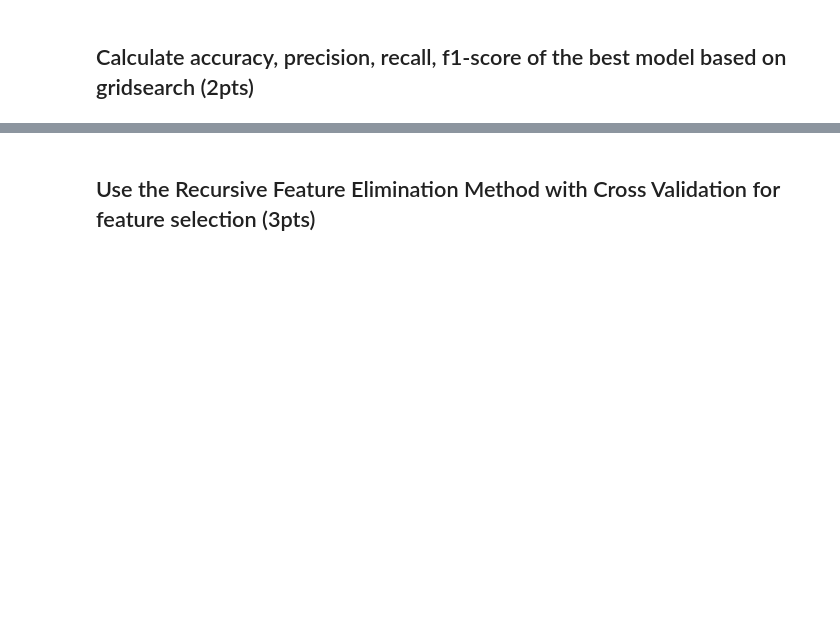
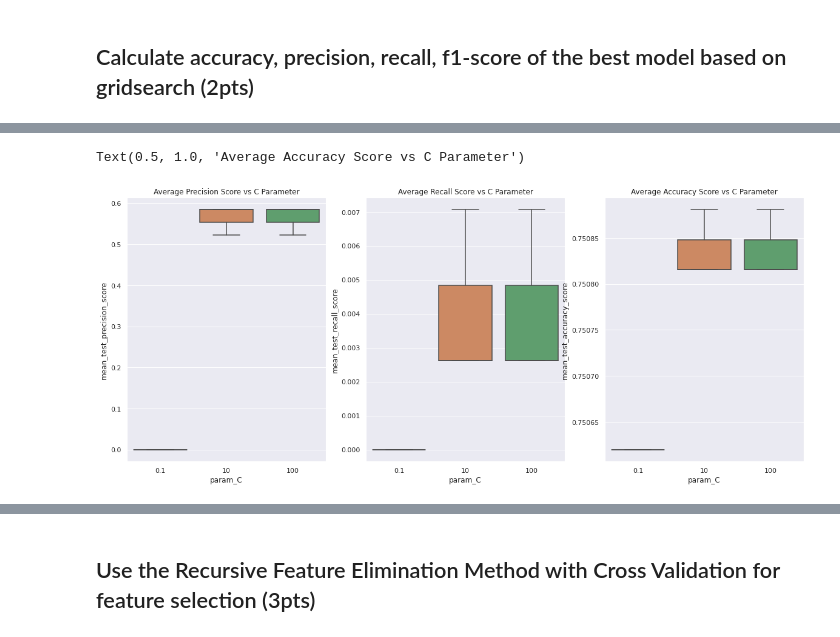
Before and after one commit to Astrathena18/DATA103-Repository, a Jupyter notebook: Notebooks/Hyperparameter_Optimization_and_Preprocessing_Techniques/02_preprocessing_gridsearch_student.ipynb, the cells around one changed output, grey strips where cells are left out. Drawn from its saved outputs; the diff is of its cells as text; code cells hidden in the pictures; blank space fills up the shorter version.

```diff
--- a/Notebooks/Hyperparameter_Optimization_and_Preprocessing_Techniques/02_preprocessing_gridsearch_student.ipynb
+++ b/Notebooks/Hyperparameter_Optimization_and_Preprocessing_Techniques/02_preprocessing_gridsearch_student.ipynb
@@ -257,7 +223,7 @@ Error:
 # %%
 param_grid = {
-    'C': [0.1, 0.001, 0.0001, 10, 100, 1000],
-    'gamma': [1, 0.1, 0.01, 0.001, 0.0001, 10, 100],
+    'C': [0.1, 10, 100],
+    'gamma': [1, 10, 100],
     'kernel': ['rbf']
 }
 
@@ -293,2 +250,5 @@ Fitting 4 folds for each of 42 candidates, totalling 168 fits
 # %% [markdown]
 ## Calculate accuracy, precision, recall, f1-score of the best model based on gridsearch (2pts)
+# %%
+res_df = pd.DataFrame(clf_grid.cv_results_)
+res_df
@@ -294,0 +267,14 @@ Fitting 4 folds for each of 42 candidates, totalling 168 fits
+# %%
+fig, axes = plt.subplots(figsize=(20, 8), nrows=1, ncols=3)
+
+sns.boxplot(data=res_df, x="param_C", y="mean_test_precision_score", ax=axes[0])
+axes[0].set_title('Average Precision Score vs C Parameter')
+
+sns.boxplot(data=res_df, x="param_C", y="mean_test_recall_score", ax=axes[1])
+axes[1].set_title('Average Recall Score vs C Parameter')
+
+sns.boxplot(data=res_df, x="param_C", y="mean_test_accuracy_score", ax=axes[2])
+axes[2].set_title('Average Accuracy Score vs C Parameter')
+# %% [output]
+Text(0.5, 1.0, 'Average Accuracy Score vs C Parameter')
+[figure, added]
```
Also changed, not shown: parts of 38 cells of this notebook.
